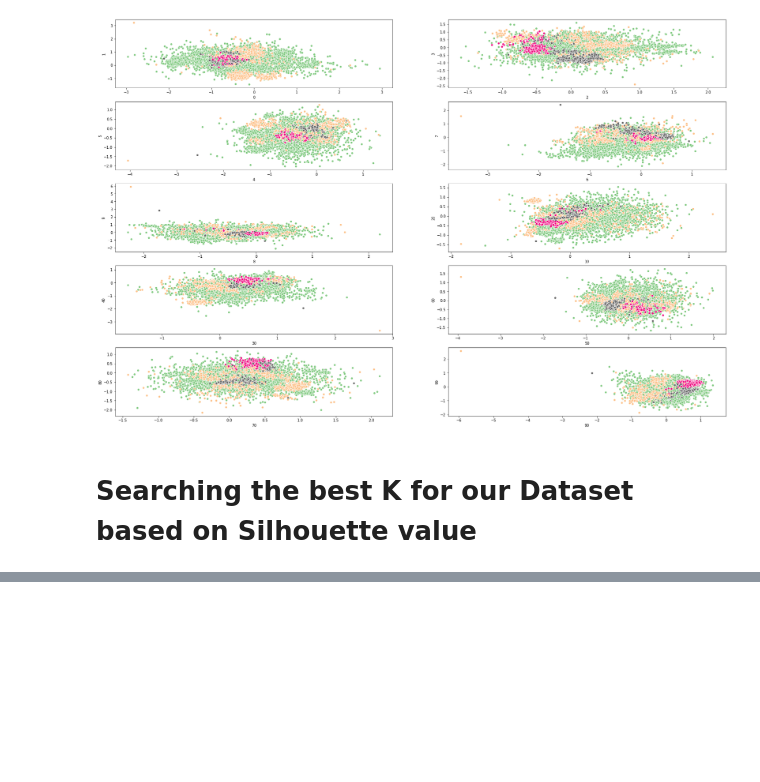
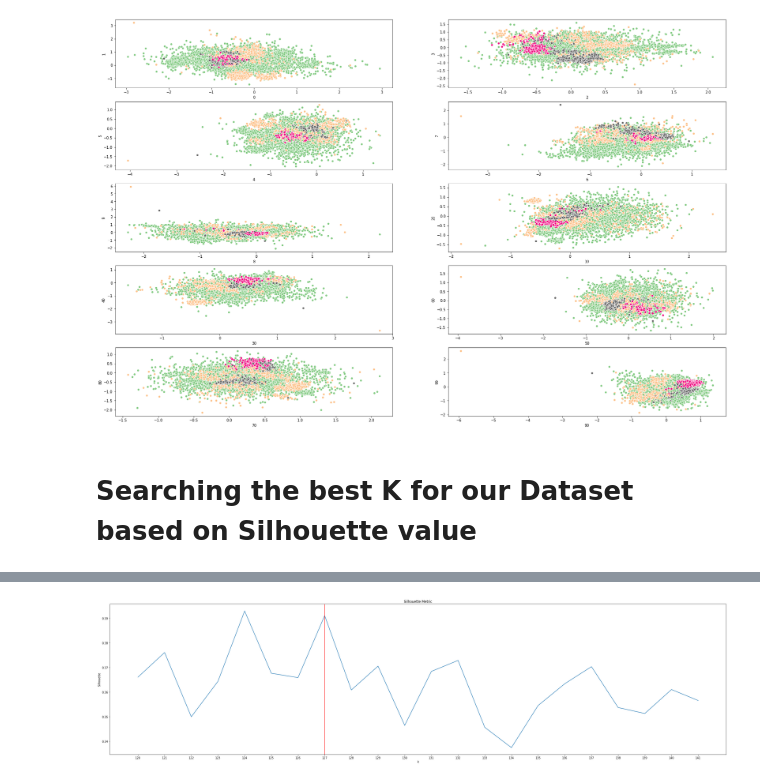
Before and after one commit to Alexanderis1/Schema_Alignment_for_Alaska_Benchmark, a Jupyter notebook: PresentationK-means-checkpoint.ipynb, the cells around one changed output, grey strips where cells are left out. Saved outputs shown, nothing was run; the diff lists cells and outputs as text; code cells hidden in the pictures; blank space fills up the shorter version.

```diff
--- a/PresentationK-means-checkpoint.ipynb
+++ b/PresentationK-means-checkpoint.ipynb
@@ -176,0 +181,12 @@ plt.show()
+# %%
+silhouette_scores = {}
+from sklearn import metrics
+test = range(120,142,1)
+
+for k in test:
+    model_kmeans_k = KMeans( n_clusters = k )
+    model_kmeans_k.fit(df1.drop("cluster", axis = 1))
+    labels_k = model_kmeans_k.labels_
+    score_k = metrics.silhouette_score(df1.drop("cluster", axis=1), labels_k)
+    silhouette_scores[k] = score_k
+    print("Tested kMeans with k = %d\tSS: %5.4f" % (k, score_k))
@@ -177 +211,12 @@ plt.show()
+# %%
+plt.figure(figsize = (40,10))
+plt.plot(list(silhouette_scores.values()))
+plt.xticks(range(0,22,1), silhouette_scores.keys())
+plt.title("Silhouette Metric")
+plt.xlabel("k")
+plt.ylabel("Silhouette")
+plt.axvline(7, color = "r")
+plt.show()
+# %% [output]
+[figure, added]
 # %% [markdown]
```
Also changed, not shown: parts of 9 cells of this notebook.
